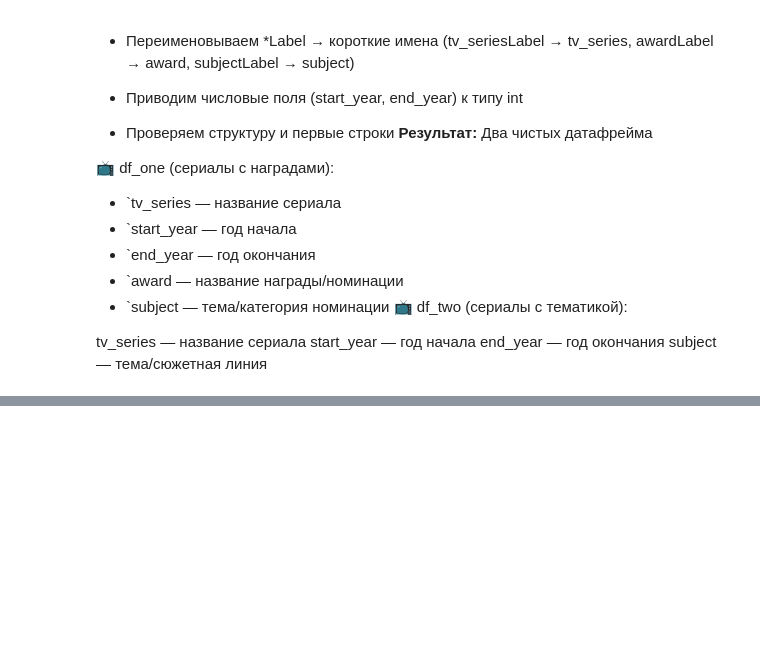
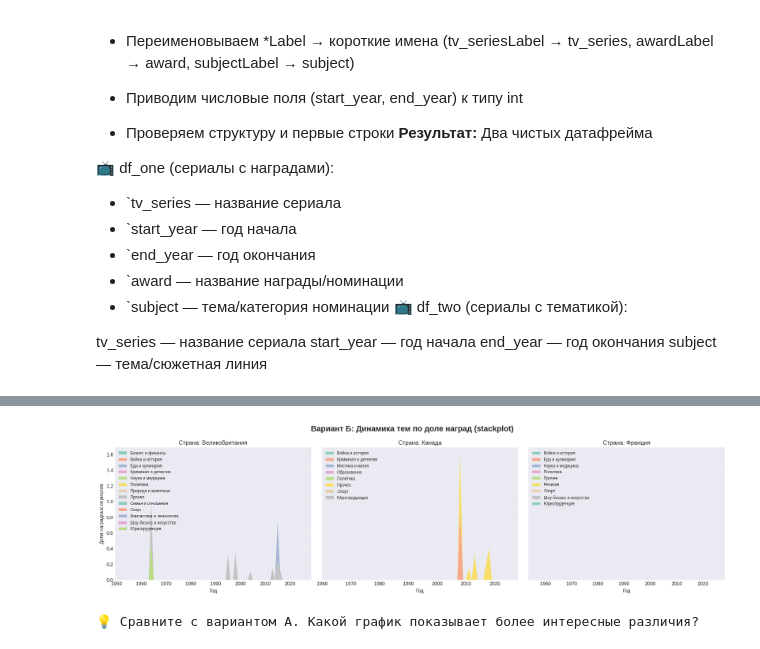
Before and after one commit to anmyvla-beep/python-ai-Mysttonen-Angelika, a Jupyter notebook: notebooks/week3_visualization.ipynb, the cells around one changed output, grey strips where cells are left out. Drawn from its saved outputs; the diff is of its cells as text; code cells hidden in the pictures; blank space fills up the shorter version.

```diff
--- a/notebooks/week3_visualization.ipynb
+++ b/notebooks/week3_visualization.ipynb
@@ -193,0 +356,50 @@ print("=" * 50)
+# %%
+# ### 2.3 Вариант Б: Стековые области (доля наградных сериалов)
+
+if time_stats.empty:
+    print("❌ Нет данных для построения графика. Проверьте фильтры в ячейке 2.1.")
+else:
+    fig, axes = plt.subplots(1, len(selected_countries), figsize=(18, 5), sharey=True)
+
+    if len(selected_countries) == 1:
+        axes = [axes]
+
+    for i, country in enumerate(selected_countries):
+        data_country = time_stats[time_stats['country'] == country]
+        if data_country.empty:
+            print(f"⚠️ Для страны {country} нет данных в time_stats.")
+            axes[i].set_title(f'Страна: {country} (нет данных)')
+            axes[i].set_xlabel('Год')
+            continue
+
+        # Сводная таблица: годы × темы → доля наград
+        pivot_share = data_country.pivot_table(
+            index='start_year',
+            columns='subject_cluster',
+            values='award_share',
+            aggfunc='mean',
+            fill_value=0
+        )
+
+        years = pivot_share.index
+        themes = pivot_share.columns
+        values = [pivot_share[theme].values for theme in themes]
+
+        ax = axes[i]
+        ax.stackplot(years, *values, labels=themes, alpha=0.7)
+
+        ax.set_title(f'Страна: {country}')
+        ax.set_xlabel('Год')
+        if i == 0:
+            ax.set_ylabel('Доля наградных сериалов')
+        ax.legend(loc='upper left', fontsize='small')
+        ax.grid(True, linestyle='--', alpha=0.5)
+
+    plt.suptitle('Вариант Б: Динамика тем по доле наград (stackplot)', fontsize=16, fontweight='bold')
+    plt.tight_layout()
+    plt.show()
+
+    print("💡 Сравните с вариантом А. Какой график показывает более интересные различия?")
+# %% [output]
+[figure, added]
+💡 Сравните с вариантом А. Какой график показывает более интересные различия?
```
Also changed, not shown: parts of 15 cells of this notebook.
